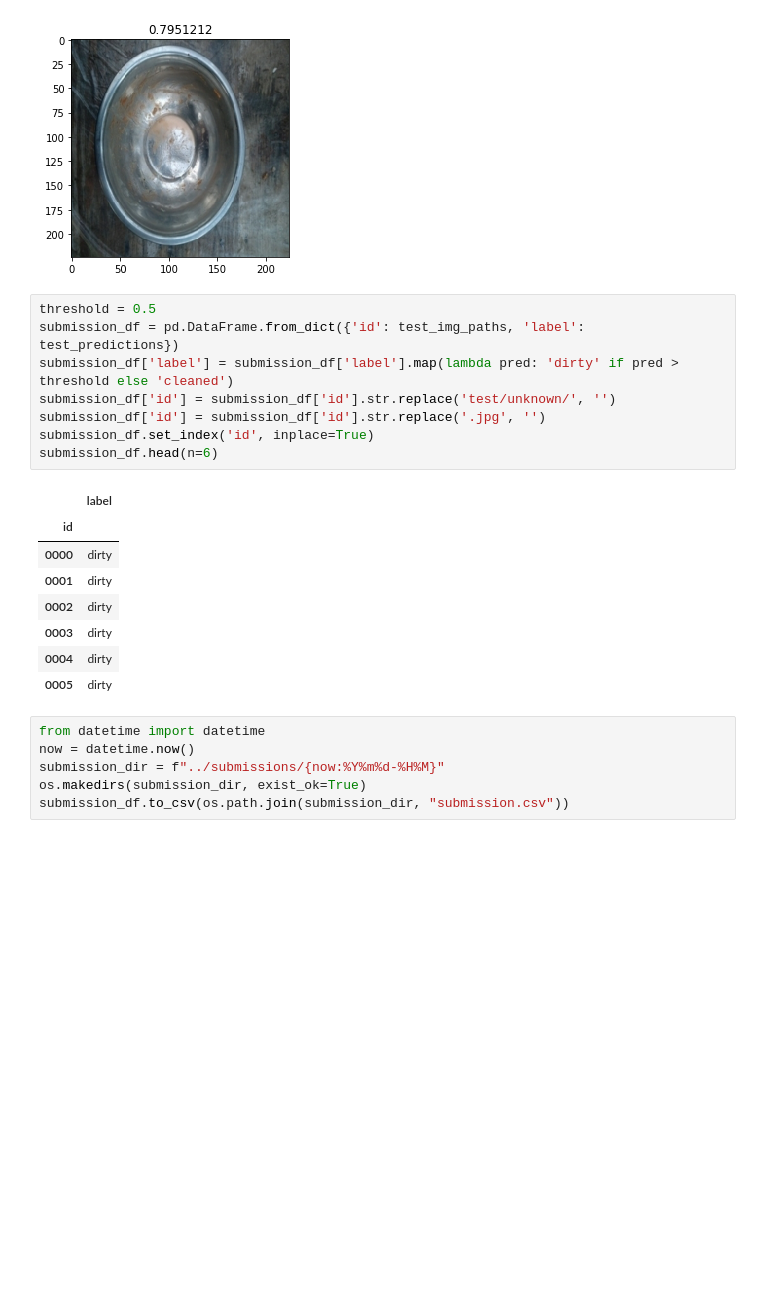
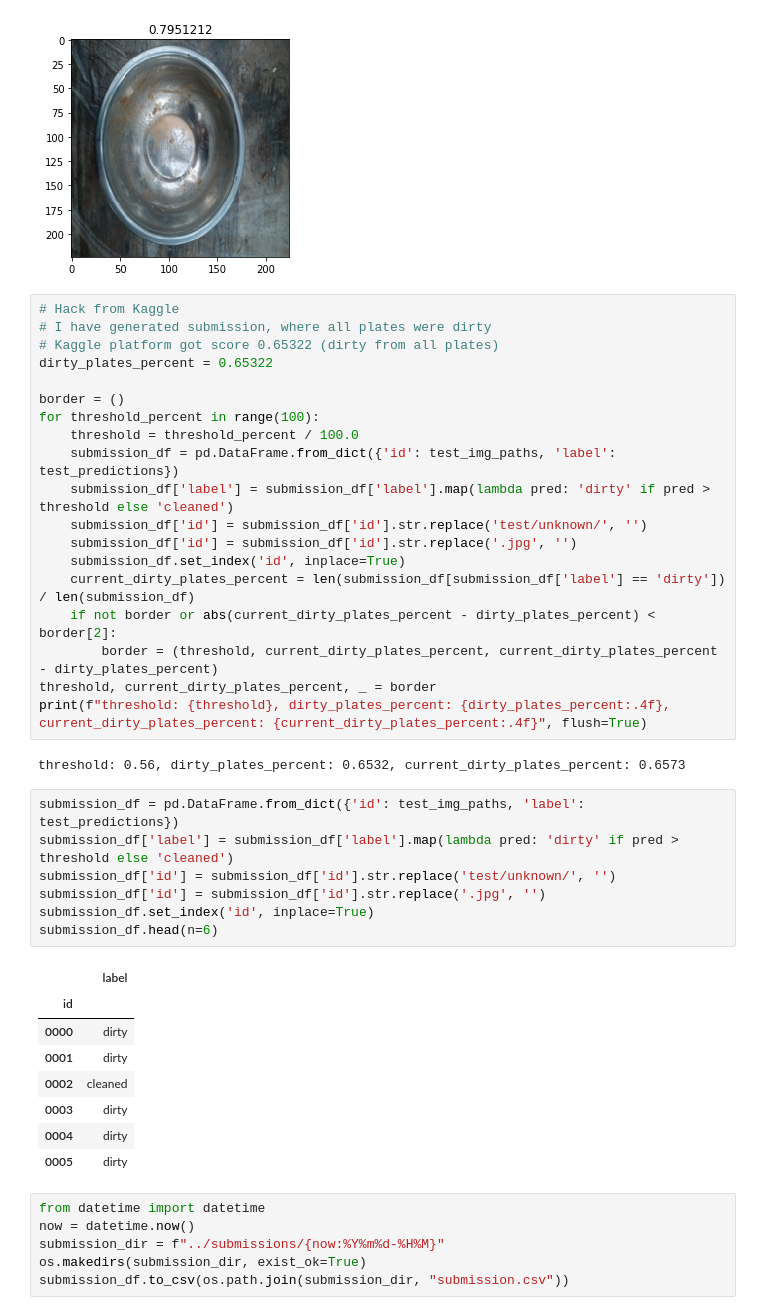
Before and after one commit to jubbon/workbooks, a Jupyter notebook: stepik-neural-networks-and-computer-vision/source/final-kaggle-platesv2/kernels/my-solutions.ipynb, the cells around one changed output. Saved outputs shown, nothing was run; the diff lists cells and outputs as text; blank space fills up the shorter version.

```diff
--- a/stepik-neural-networks-and-computer-vision/source/final-kaggle-platesv2/kernels/my-solutions.ipynb
+++ b/stepik-neural-networks-and-computer-vision/source/final-kaggle-platesv2/kernels/my-solutions.ipynb
@@ -272,20 +272,40 @@ for img, pred in zip(inputs, test_predictions):
 [figure]
 [figure]
 [figure]
+# %%
+# Hack from Kaggle
+# I have generated submission, where all plates were dirty
+# Kaggle platform got score 0.65322 (dirty from all plates)
+dirty_plates_percent = 0.65322
+
+border = ()
+for threshold_percent in range(100):
+    threshold = threshold_percent / 100.0
+    submission_df = pd.DataFrame.from_dict({'id': test_img_paths, 'label': test_predictions})
+    submission_df['label'] = submission_df['label'].map(lambda pred: 'dirty' if pred > threshold else 'cleaned')
+    submission_df['id'] = submission_df['id'].str.replace('test/unknown/', '')
+    submission_df['id'] = submission_df['id'].str.replace('.jpg', '')
+    submission_df.set_index('id', inplace=True)
+    current_dirty_plates_percent = len(submission_df[submission_df['label'] == 'dirty']) / len(submission_df)
+    if not border or abs(current_dirty_plates_percent - dirty_plates_percent) < border[2]:
+        border = (threshold, current_dirty_plates_percent, current_dirty_plates_percent - dirty_plates_percent)
+threshold, current_dirty_plates_percent, _ = border
+print(f"threshold: {threshold}, dirty_plates_percent: {dirty_plates_percent:.4f}, current_dirty_plates_percent: {current_dirty_plates_percent:.4f}", flush=True)
+# %% [output]
+threshold: 0.56, dirty_plates_percent: 0.6532, current_dirty_plates_percent: 0.6573
 # %%
-threshold = 0.5
 submission_df = pd.DataFrame.from_dict({'id': test_img_paths, 'label': test_predictions})
 submission_df['label'] = submission_df['label'].map(lambda pred: 'dirty' if pred > threshold else 'cleaned')
 submission_df['id'] = submission_df['id'].str.replace('test/unknown/', '')
 submission_df['id'] = submission_df['id'].str.replace('.jpg', '')
 submission_df.set_index('id', inplace=True)
 submission_df.head(n=6)
 # %% [output]
 |  | label |
 | id |  |
 | 0000 | dirty |
 | 0001 | dirty |
-| 0002 | dirty |
+| 0002 | cleaned |
 | 0003 | dirty |
 | 0004 | dirty |
 | 0005 | dirty |
```
Also changed, not shown: 2 other files.
